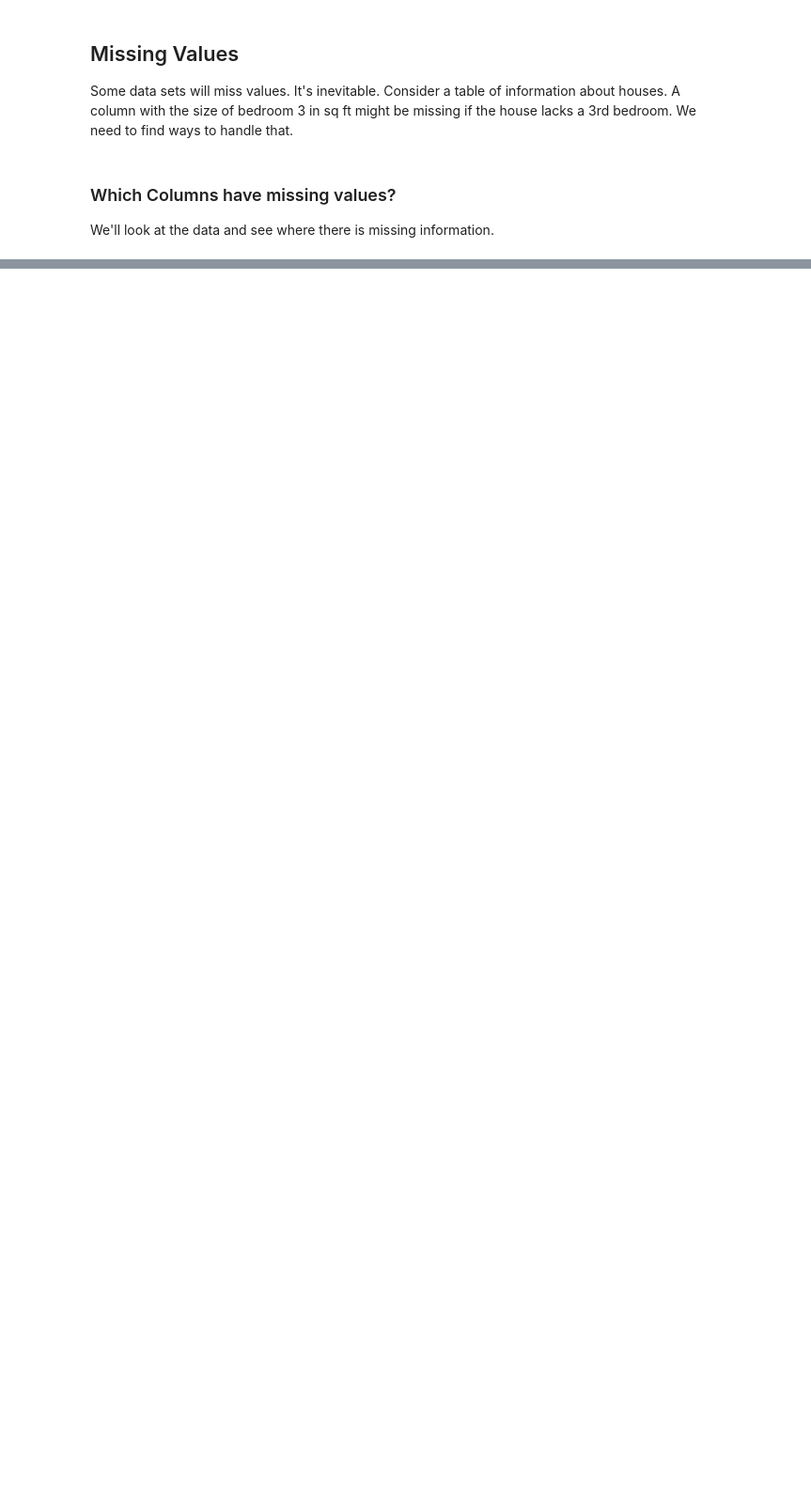
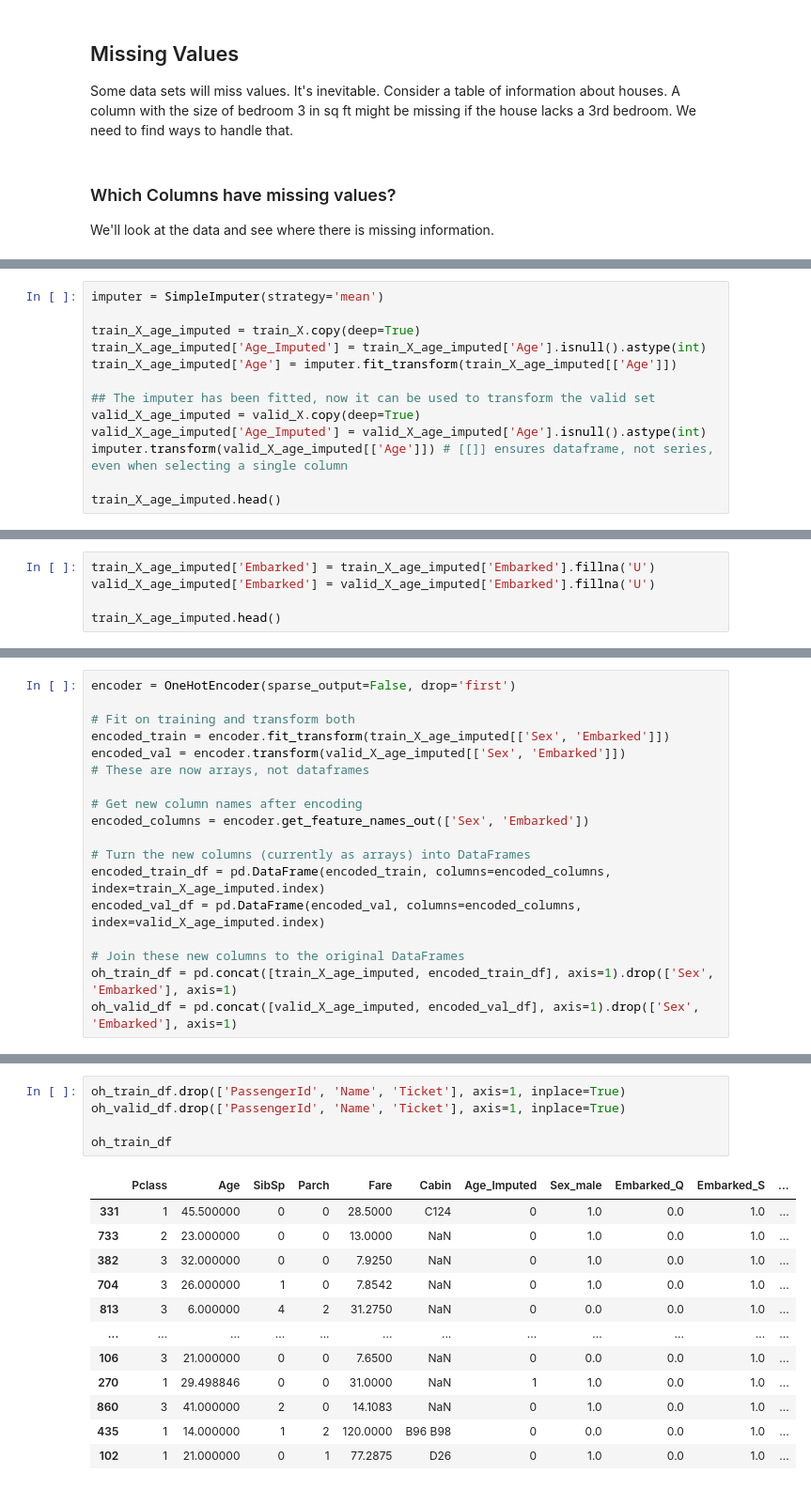
Before and after one commit to idontwantyourspamthanks/youtube-data-cleaning-exercise, a Jupyter notebook: Data_Cleaning.ipynb, the cells around one changed output, grey strips where cells are left out. Shown: that part at 94% size. Cells and saved outputs as stored; diff of their text form; blank space fills up the shorter version.

```diff
--- a/Data_Cleaning.ipynb
+++ b/Data_Cleaning.ipynb
@@ -78,0 +137,13 @@ So we have about 75% missing data in the Cabin column, and a little under 20% mi
+# %%
+imputer = SimpleImputer(strategy='mean')
+
+train_X_age_imputed = train_X.copy(deep=True)
+train_X_age_imputed['Age_Imputed'] = train_X_age_imputed['Age'].isnull().astype(int)
+train_X_age_imputed['Age'] = imputer.fit_transform(train_X_age_imputed[['Age']])
+
+## The imputer has been fitted, now it can be used to transform the valid set
+valid_X_age_imputed = valid_X.copy(deep=True)
+valid_X_age_imputed['Age_Imputed'] = valid_X_age_imputed['Age'].isnull().astype(int)
+imputer.transform(valid_X_age_imputed[['Age']]) # [[]] ensures dataframe, not series, even when selecting a single column
+
+train_X_age_imputed.head()
@@ -78,0 +160,5 @@ So we have about 75% missing data in the Cabin column, and a little under 20% mi
+# %%
+train_X_age_imputed['Embarked'] = train_X_age_imputed['Embarked'].fillna('U')
+valid_X_age_imputed['Embarked'] = valid_X_age_imputed['Embarked'].fillna('U')
+
+train_X_age_imputed.head()
@@ -78,0 +182,18 @@ So we have about 75% missing data in the Cabin column, and a little under 20% mi
+# %%
+encoder = OneHotEncoder(sparse_output=False, drop='first')
+
+# Fit on training and transform both
+encoded_train = encoder.fit_transform(train_X_age_imputed[['Sex', 'Embarked']])
+encoded_val = encoder.transform(valid_X_age_imputed[['Sex', 'Embarked']])
+# These are now arrays, not dataframes
+
+# Get new column names after encoding
+encoded_columns = encoder.get_feature_names_out(['Sex', 'Embarked'])
+
+# Turn the new columns (currently as arrays) into DataFrames
+encoded_train_df = pd.DataFrame(encoded_train, columns=encoded_columns, index=train_X_age_imputed.index)
+encoded_val_df = pd.DataFrame(encoded_val, columns=encoded_columns, index=valid_X_age_imputed.index)
+
+# Join these new columns to the original DataFrames
+oh_train_df = pd.concat([train_X_age_imputed, encoded_train_df], axis=1).drop(['Sex', 'Embarked'], axis=1)
+oh_valid_df = pd.concat([valid_X_age_imputed, encoded_val_df], axis=1).drop(['Sex', 'Embarked'], axis=1)
@@ -78,0 +204,18 @@ So we have about 75% missing data in the Cabin column, and a little under 20% mi
+# %%
+oh_train_df.drop(['PassengerId', 'Name', 'Ticket'], axis=1, inplace=True)
+oh_valid_df.drop(['PassengerId', 'Name', 'Ticket'], axis=1, inplace=True)
+
+oh_train_df
+# %% [output]
+|  | Pclass | Age | SibSp | Parch | Fare | Cabin | Age_Imputed | Sex_male | Embarked_Q | Embarked_S | ... |
+| 331 | 1 | 45.500000 | 0 | 0 | 28.5000 | C124 | 0 | 1.0 | 0.0 | 1.0 | ... |
+| 733 | 2 | 23.000000 | 0 | 0 | 13.0000 | NaN | 0 | 1.0 | 0.0 | 1.0 | ... |
+| 382 | 3 | 32.000000 | 0 | 0 | 7.9250 | NaN | 0 | 1.0 | 0.0 | 1.0 | ... |
+| 704 | 3 | 26.000000 | 1 | 0 | 7.8542 | NaN | 0 | 1.0 | 0.0 | 1.0 | ... |
+| 813 | 3 | 6.000000 | 4 | 2 | 31.2750 | NaN | 0 | 0.0 | 0.0 | 1.0 | ... |
+| ... | ... | ... | ... | ... | ... | ... | ... | ... | ... | ... | ... |
+| 106 | 3 | 21.000000 | 0 | 0 | 7.6500 | NaN | 0 | 0.0 | 0.0 | 1.0 | ... |
+| 270 | 1 | 29.498846 | 0 | 0 | 31.0000 | NaN | 1 | 1.0 | 0.0 | 1.0 | ... |
+| 860 | 3 | 41.000000 | 2 | 0 | 14.1083 | NaN | 0 | 1.0 | 0.0 | 1.0 | ... |
+| 435 | 1 | 14.000000 | 1 | 2 | 120.0000 | B96 B98 | 0 | 0.0 | 0.0 | 1.0 | ... |
+| 102 | 1 | 21.000000 | 0 | 1 | 77.2875 | D26 | 0 | 1.0 | 0.0 | 1.0 | ... |
```
Also changed, not shown: parts of 36 cells of this notebook.
